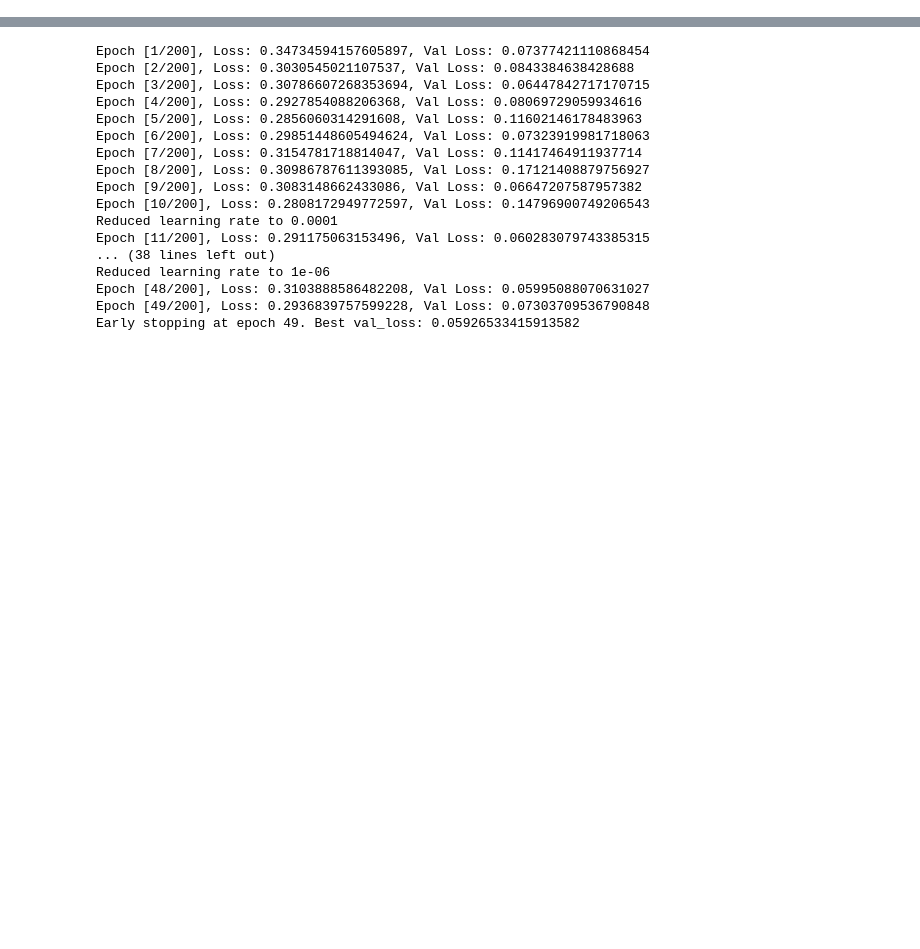
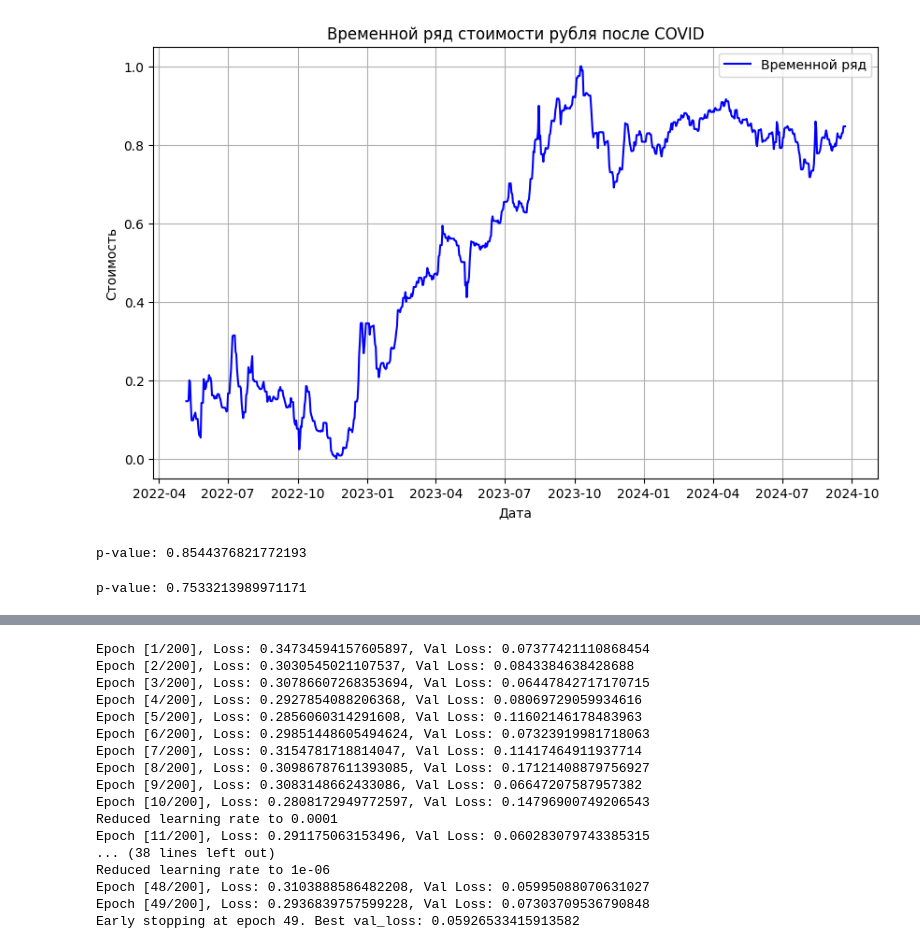
Before and after one commit to InnerShadow/UDSpredictor, a Jupyter notebook: src/demo.ipynb, the cells around one changed output, grey strips where cells are left out. Cells and saved outputs as stored; diff of their text form; code cells hidden in the pictures; blank space fills up the shorter version.

```diff
--- a/src/demo.ipynb
+++ b/src/demo.ipynb
@@ -0,0 +29,26 @@
+# %%
+import matplotlib.pyplot as plt
+
+plt.figure(figsize = (10, 6))
+plt.plot(post_data.index, post_data['Cost'], label = 'Временной ряд', color = 'blue')
+
+plt.title('Временной ряд стоимости рубля после COVID')
+plt.xlabel('Дата')
+plt.ylabel('Стоимость')
+plt.legend()
+plt.grid(True)
+plt.show()
+# %% [output]
+[figure, added]
+# %%
+from statsmodels.tsa.stattools import adfuller
+
+pre_adf_test_orig = adfuller(pre_data)
+print(f'p-value: {pre_adf_test_orig[1]}')
+# %% [output]
+p-value: 0.8544376821772193
+# %%
+post_adf_test_orig = adfuller(post_data)
+print(f'p-value: {post_adf_test_orig[1]}')
+# %% [output]
+p-value: 0.7533213989971171
```
Also changed, not shown: parts of 21 cells of this notebook.
